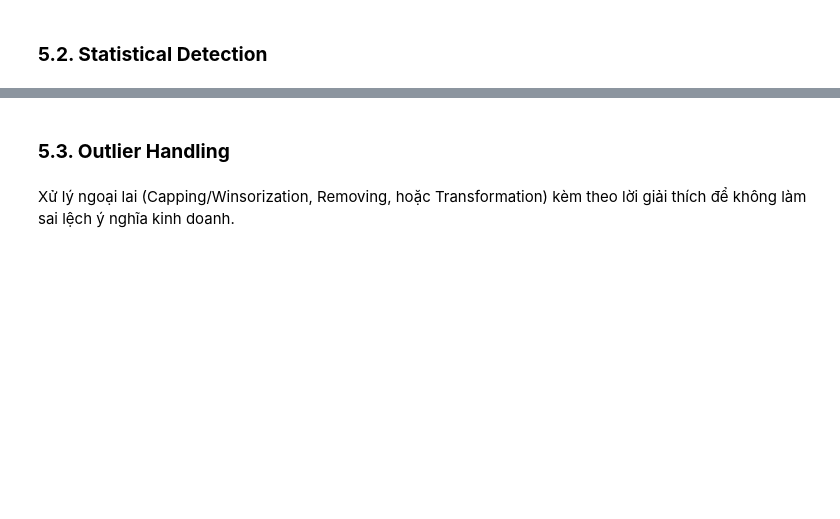
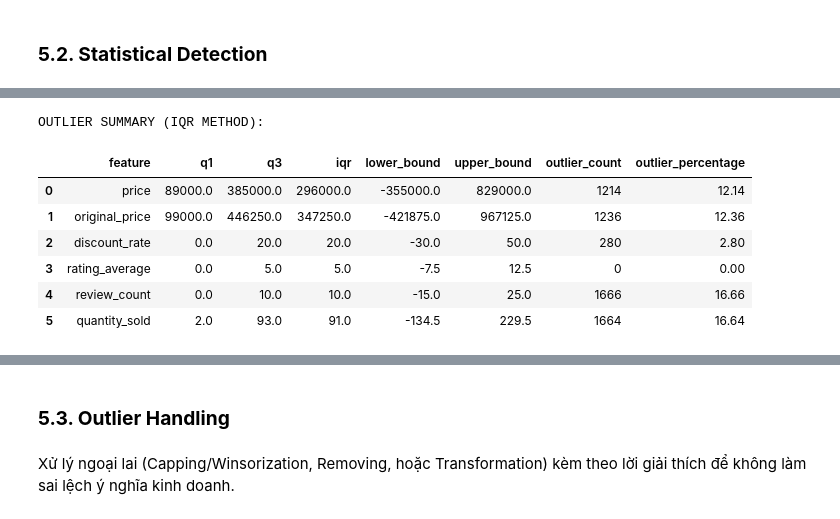
Before and after one commit to HuynhDucThinh/DV_Lab1, a Jupyter notebook: notebooks/02_data_preprocessing.ipynb, the cells around one changed output, grey strips where cells are left out. Saved outputs shown, nothing was run; the diff lists cells and outputs as text; code cells hidden in the pictures; blank space fills up the shorter version.

```diff
--- a/notebooks/02_data_preprocessing.ipynb
+++ b/notebooks/02_data_preprocessing.ipynb
@@ -42,0 +106,17 @@ Sử dụng phương pháp thống kê (như IQR Method hoặc Z-score) để x
+# %%
+outlier_summary_df = detect_outliers_iqr_summary(
+    df=df_products,
+    columns=numeric_features
+)
+
+print("OUTLIER SUMMARY (IQR METHOD):")
+display(outlier_summary_df)
+# %% [output]
+OUTLIER SUMMARY (IQR METHOD):
+|  | feature | q1 | q3 | iqr | lower_bound | upper_bound | outlier_count | outlier_percentage |
+| 0 | price | 89000.0 | 385000.0 | 296000.0 | -355000.0 | 829000.0 | 1214 | 12.14 |
+| 1 | original_price | 99000.0 | 446250.0 | 347250.0 | -421875.0 | 967125.0 | 1236 | 12.36 |
+| 2 | discount_rate | 0.0 | 20.0 | 20.0 | -30.0 | 50.0 | 280 | 2.80 |
+| 3 | rating_average | 0.0 | 5.0 | 5.0 | -7.5 | 12.5 | 0 | 0.00 |
+| 4 | review_count | 0.0 | 10.0 | 10.0 | -15.0 | 25.0 | 1666 | 16.66 |
+| 5 | quantity_sold | 2.0 | 93.0 | 91.0 | -134.5 | 229.5 | 1664 | 16.64 |
```
Also changed, not shown: parts of 15 cells of this notebook, 5 other files.
